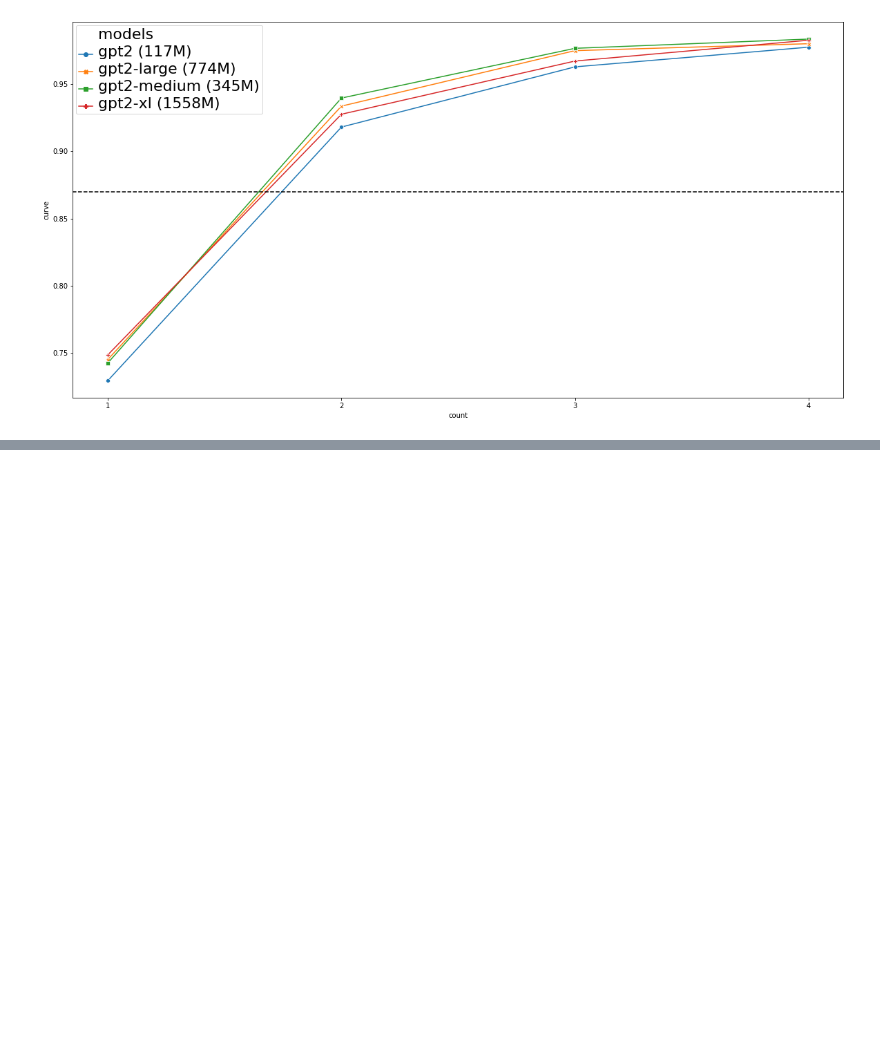
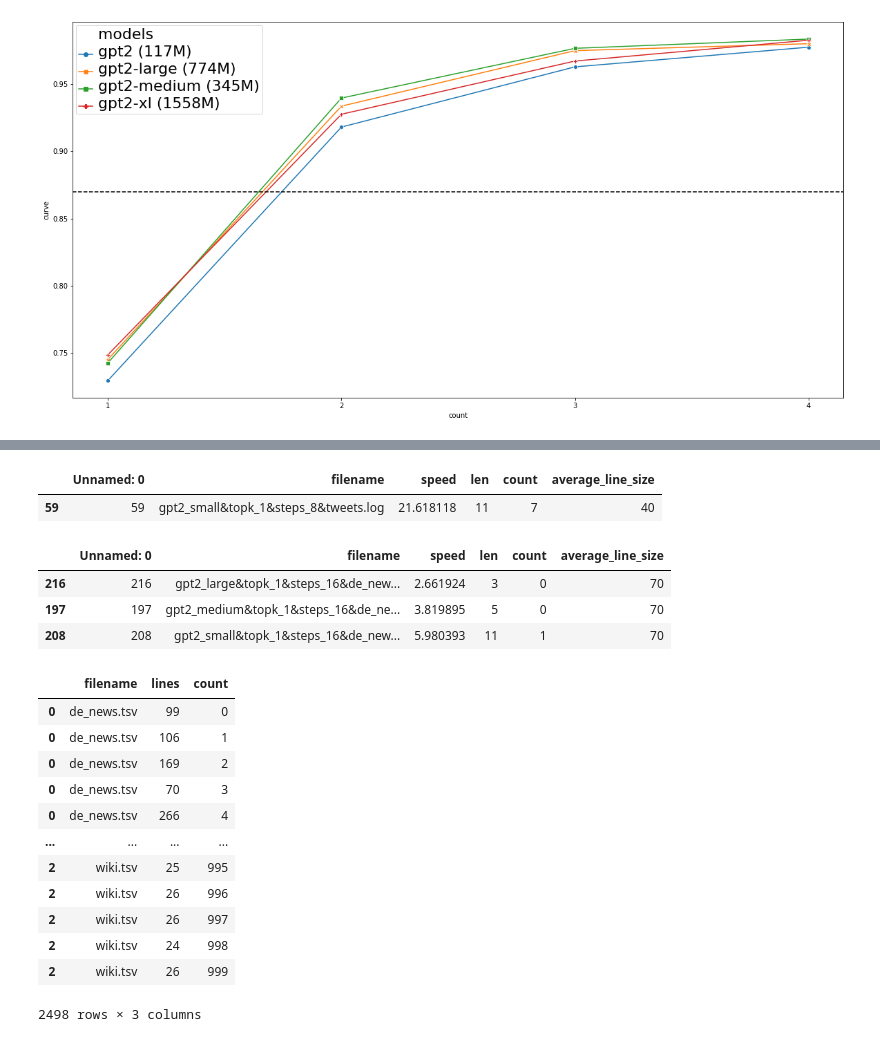
Before and after one commit to ruanchaves/hashformers, a Jupyter notebook: graphs.ipynb, the cells around one changed output, grey strips where cells are left out. Drawn from its saved outputs; the diff is of its cells as text; code cells hidden in the pictures; blank space fills up the shorter version.

```diff
--- a/graphs.ipynb
+++ b/graphs.ipynb
@@ -292,0 +315,69 @@ plt.setp(ax.get_legend().get_title(), fontsize='22') # for legend title
+# %%
+df = pd.read_csv('speed.csv')
+df['speed'] = df['speed'].apply((ast.literal_eval))
+df['len'] = df['speed'].apply(lambda x: len(x))
+df = df[df['len'] > 1]
+df['speed'] = df['speed'].apply(parse_benchmarks)
+df = df.explode('speed')
+df['count'] = df.groupby('filename').cumcount()
+df = df[df['filename'].str.contains('tweets')]
+df['speed'] = 35350.0 / df['speed'].astype(float)
+df = df.sort_values('speed', ascending=False).groupby('filename').head(1)
+df['average_line_size'] = 40
+df
+# %% [output]
+|  | Unnamed: 0 | filename | speed | len | count | average_line_size |
+| 59 | 59 | gpt2_small&topk_1&steps_8&tweets.log | 21.618118 | 11 | 7 | 40 |
+# %%
+df = pd.read_csv('speed.csv')
+df['speed'] = df['speed'].apply((ast.literal_eval))
+df['len'] = df['speed'].apply(lambda x: len(x))
+df = df[df['len'] > 1]
+df['speed'] = df['speed'].apply(parse_benchmarks)
+df = df.explode('speed')
+df['count'] = df.groupby('filename').cumcount()
+df = df[df['filename'].str.contains('de_news')]
+df = df[df['filename'].str.contains('16')]
+df = df.sort_values('speed', ascending=False).groupby('filename').head(1)
+df['speed'] = 130847.0 / df['speed'].astype(float)
+df['average_line_size'] = 70
+df
+# %% [output]
+|  | Unnamed: 0 | filename | speed | len | count | average_line_size |
+| 216 | 216 | gpt2_large&topk_1&steps_16&de_new... | 2.661924 | 3 | 0 | 70 |
+| 197 | 197 | gpt2_medium&topk_1&steps_16&de_ne... | 3.819895 | 5 | 0 | 70 |
+| 208 | 208 | gpt2_small&topk_1&steps_16&de_new... | 5.980393 | 11 | 1 | 70 |
+# %%
+df = pd.read_csv('count.csv')
+df['lines'] = df['lines'].apply(ast.literal_eval)
+df['lines'] = df['lines'].apply(lambda x: [y for y in x if int(y) > 1])
+
+allowed = [
+    "de_news.tsv",
+    "tweets.tsv",
+    "wiki.tsv"
+]
+
+allowed = pd.DataFrame(allowed)
+
+df = pd.merge(allowed, df, left_on=0, right_on='filename', how='inner')
+
+df = df[['filename', 'lines']]
+df = df.explode('lines')
+df['lines'] = df['lines'].astype(int)
+df['count'] = df.groupby('filename').cumcount()
+df
+# %% [output]
+|  | filename | lines | count |
+| 0 | de_news.tsv | 99 | 0 |
+| 0 | de_news.tsv | 106 | 1 |
+| 0 | de_news.tsv | 169 | 2 |
+| 0 | de_news.tsv | 70 | 3 |
+| 0 | de_news.tsv | 266 | 4 |
+| ... | ... | ... | ... |
+| 2 | wiki.tsv | 25 | 995 |
+| 2 | wiki.tsv | 26 | 996 |
+| 2 | wiki.tsv | 26 | 997 |
+| 2 | wiki.tsv | 24 | 998 |
+| 2 | wiki.tsv | 26 | 999 |
+2498 rows × 3 columns
```
Also changed, not shown: parts of 2 cells of this notebook, 6 other files.
